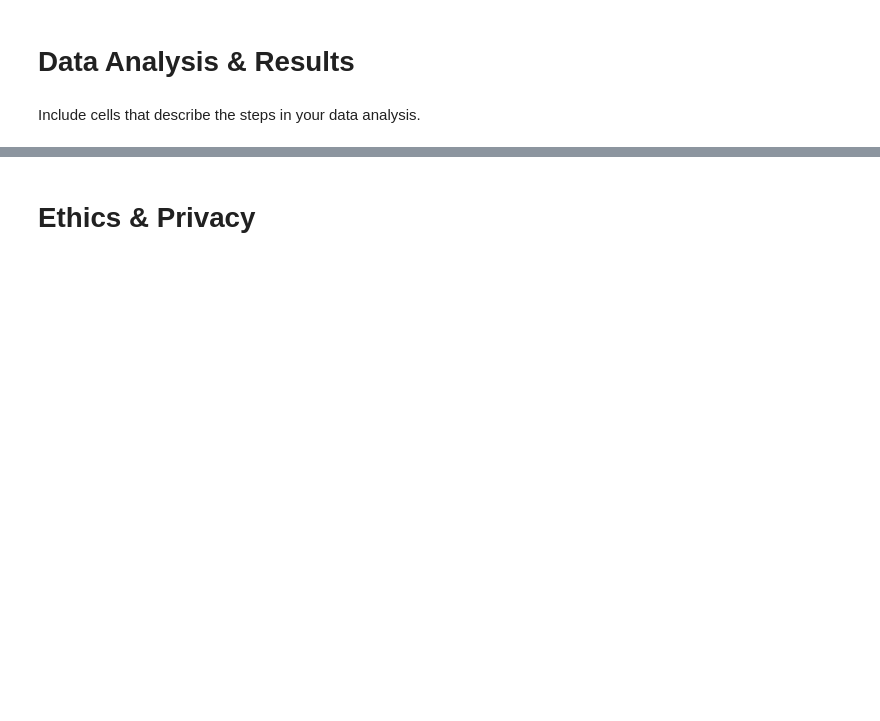
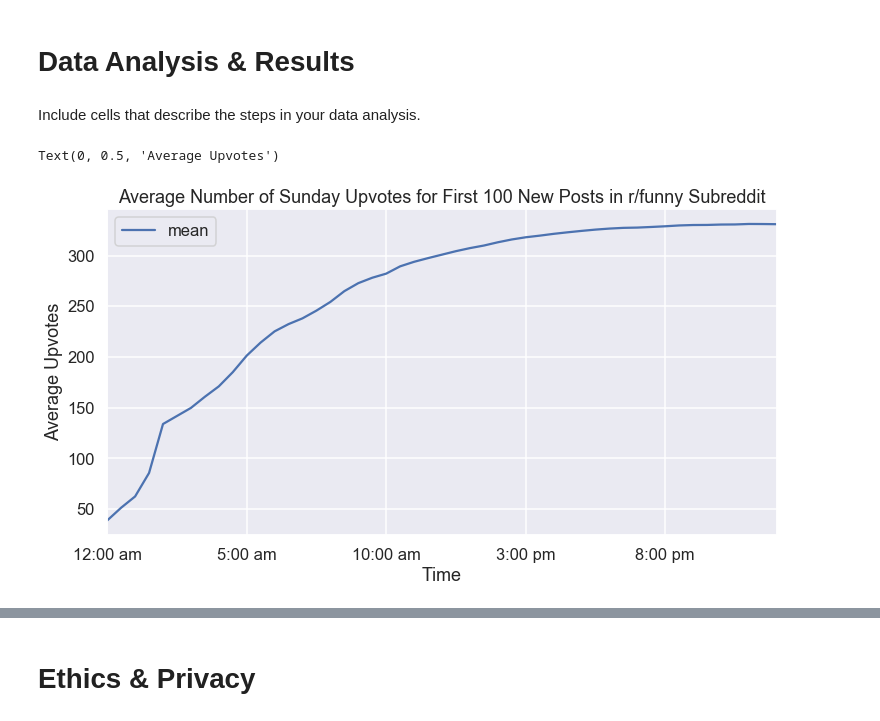
Before and after one commit to cs1212/COGS108_Reddit-Data-Analysis, a Jupyter notebook: FinalProject.ipynb, the cells around one changed output, grey strips where cells are left out. Saved outputs shown, nothing was run; the diff lists cells and outputs as text; code cells hidden in the pictures; blank space fills up the shorter version.

Commit message:
Add data cleaning and graphs

```diff
--- a/FinalProject.ipynb
+++ b/FinalProject.ipynb
@@ -285,11 +272,3 @@ df_Wednesday_mean_upvotes = df_Wednesday_upvotes.drop(df_Wednesday_upvotes.index
 df_Thursday_mean_upvotes = df_Thursday_upvotes.drop(df_Thursday_upvotes.index[0:100])
 df_Friday_mean_upvotes = df_Friday_upvotes.drop(df_Friday_upvotes.index[0:100])
 df_Saturday_mean_upvotes = df_Saturday_upvotes.drop(df_Saturday_upvotes.index[0:100])
-
-# Drop the first column containing NaN value
-df_Sunday_mean_upvotes = df_Sunday_mean_upvotes.dropna(axis=1, how='any')
-
-# Switch rows and columns
-df_Sunday_mean_upvotes = df_Sunday_mean_upvotes.transpose()
-
-df_Sunday_mean_upvotes.head()
@@ -302,0 +275,9 @@ df_Sunday_mean_upvotes.head()
+# %%
+# Drop the first column containing NaN value
+df_Sunday_mean_upvotes.dropna(axis=1, how='any', inplace = True)
+df_Monday_mean_upvotes.dropna(axis=1, how='any', inplace = True)
+df_Tuesday_mean_upvotes.dropna(axis=1, how='any', inplace = True)
+df_Wednesday_mean_upvotes.dropna(axis=1, how='any', inplace = True)
+df_Thursday_mean_upvotes.dropna(axis=1, how='any', inplace = True)
+df_Friday_mean_upvotes.dropna(axis=1, how='any', inplace = True)
+df_Saturday_mean_upvotes.dropna(axis=1, how='any', inplace = True)
@@ -317,0 +357,9 @@ Include cells that describe the steps in your data analysis.
+# %%
+# Plot Sunday upvotes
+df_Sunday_mean_upvotes.plot(figsize = (12, 6))
+plt.title('Average Number of Sunday Upvotes for First 100 New Posts in r/funny Subreddit')
+plt.xlabel('Time')
+plt.ylabel('Average Upvotes')
+# %% [output]
+Text(0, 0.5, 'Average Upvotes')
+[figure, added]
```
Also changed, not shown: parts of 44 cells of this notebook.
